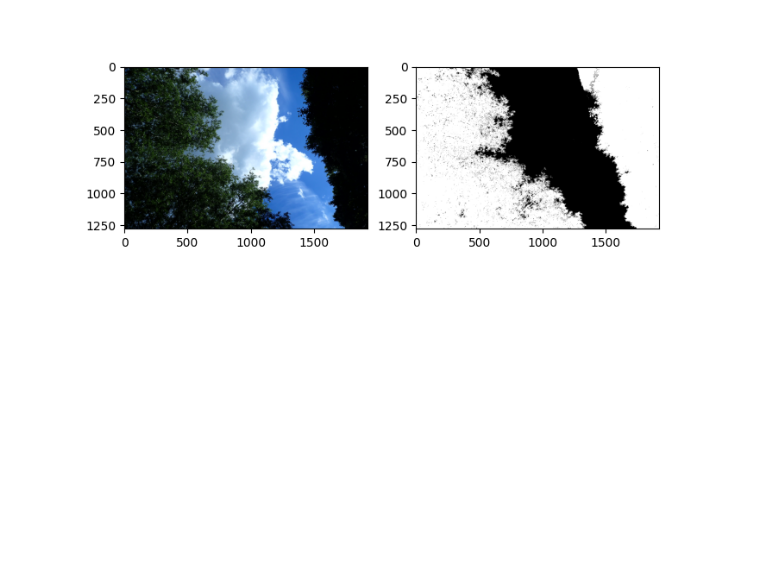
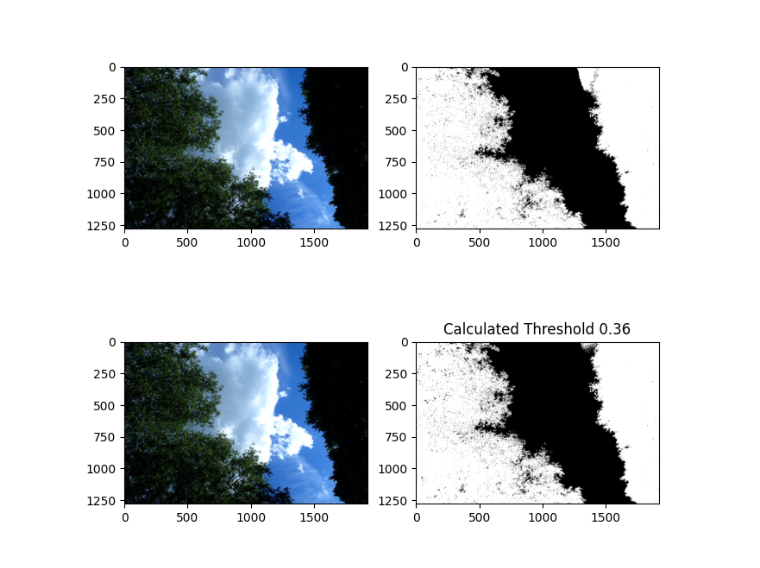
Before and after one commit to joejcollins/atlanta-shore, a Jupyter notebook: notebooks/canopy_cover.ipynb, the cells around one changed output. Saved outputs shown, nothing was run; the diff lists cells and outputs as text; code cells hidden in the pictures; blank space fills up the shorter version.

Commit message:
Draft canopy cover.

```diff
--- a/notebooks/canopy_cover.ipynb
+++ b/notebooks/canopy_cover.ipynb
@@ -80,3 +82,21 @@ axes[1].axis('on')
 pyplot.show()
 # %% [output]
 [figure]
+# %%
+"""Determine the threshold using Otsu's method"""
+
+calculated_threshold = skimage.filters.threshold_otsu(CANOPY_IMAGE_IN_GRAYSCALE)
+calculated_threshold = round(calculated_threshold, 2)
+BINARY_MASK = CANOPY_IMAGE_IN_GRAYSCALE < calculated_threshold
+
+fig, axes = pyplot.subplots(1, 2, figsize=(8, 3))  # Adjust DPI if needed
+axes[0].imshow(CANOPY_IMAGE)
+axes[0].axis('on')
+
+axes[1].set_title(f'Calculated Threshold {calculated_threshold}')
+axes[1].imshow(BINARY_MASK, cmap=pyplot.cm.gray)
+axes[1].axis('on')
+
+pyplot.show()
+# %% [output]
+[figure, added]
```
Also changed, not shown: parts of 2 cells of this notebook.
